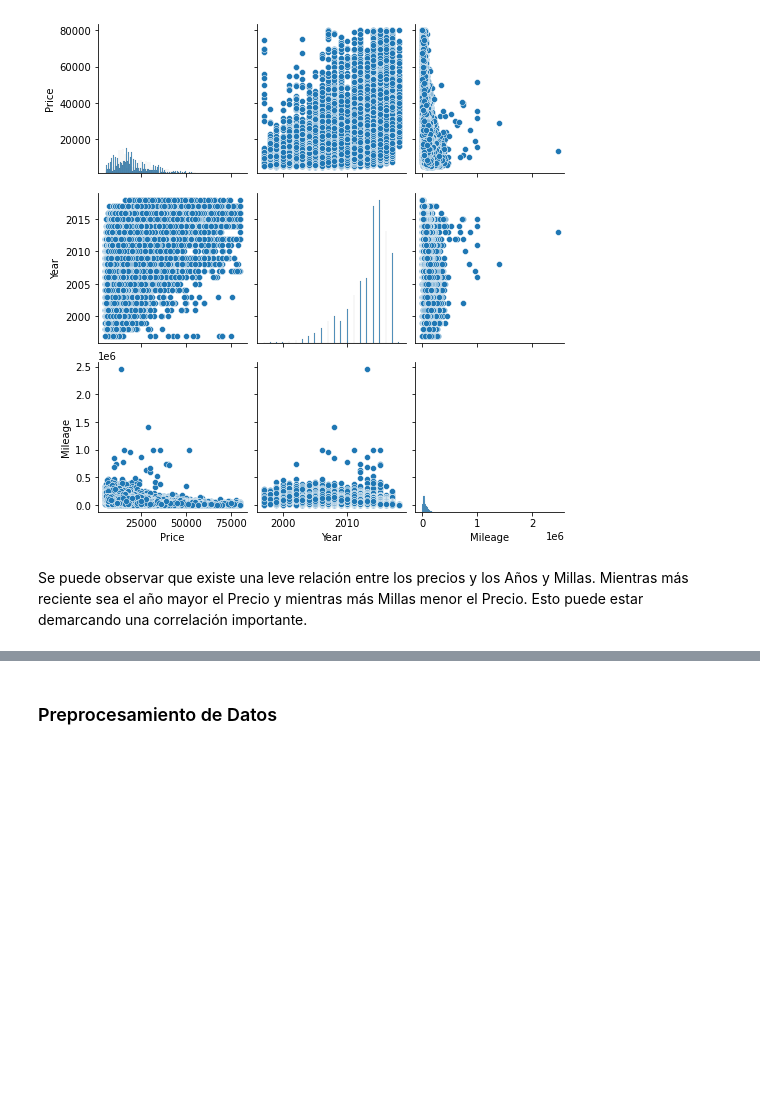
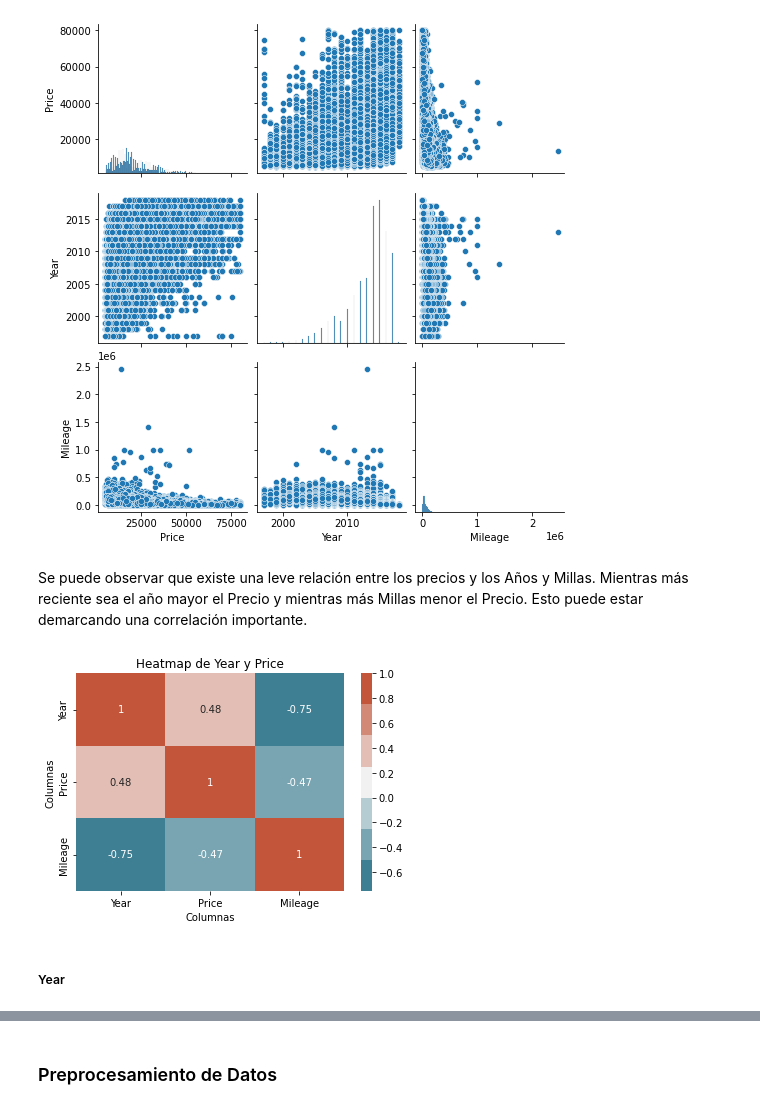
Before and after one commit to dfgomezc/pry_pric_cars, a Jupyter notebook: SCRIPTS/JFM_modelo_prediccion_precios_veh.ipynb, the cells around one changed output, grey strips where cells are left out. Saved outputs shown, nothing was run; the diff lists cells and outputs as text; code cells hidden in the pictures; blank space fills up the shorter version.

```diff
--- a/SCRIPTS/JFM_modelo_prediccion_precios_veh.ipynb
+++ b/SCRIPTS/JFM_modelo_prediccion_precios_veh.ipynb
@@ -84,3 +84,20 @@ sns.pairplot(train_df[["Price", "Year", "Mileage"]])
 [figure]
 # %% [markdown]
 Se puede observar que existe una leve relación entre los precios y los Años y Millas. Mientras más reciente sea el año mayor el Precio y mientras más Millas menor el Precio. Esto puede estar demarcando una correlación importante.
+# %%
+# Se realiza un comparación de la correlación con el resto de variables númericas
+
+my_palette = sns.diverging_palette(220, 20, n=7)
+
+sns.heatmap(train_df[["Year", "Price", "Mileage"]].corr(), annot=True, cmap=my_palette)
+
+plt.title("Heatmap de Year y Price")
+plt.xlabel("Columnas")
+plt.ylabel("Columnas")
+
+# Mostrar la gráfica
+plt.show()
+# %% [output]
+[figure, added]
+# %% [markdown]
+##### Year
```
Also changed, not shown: parts of 11 cells of this notebook.
